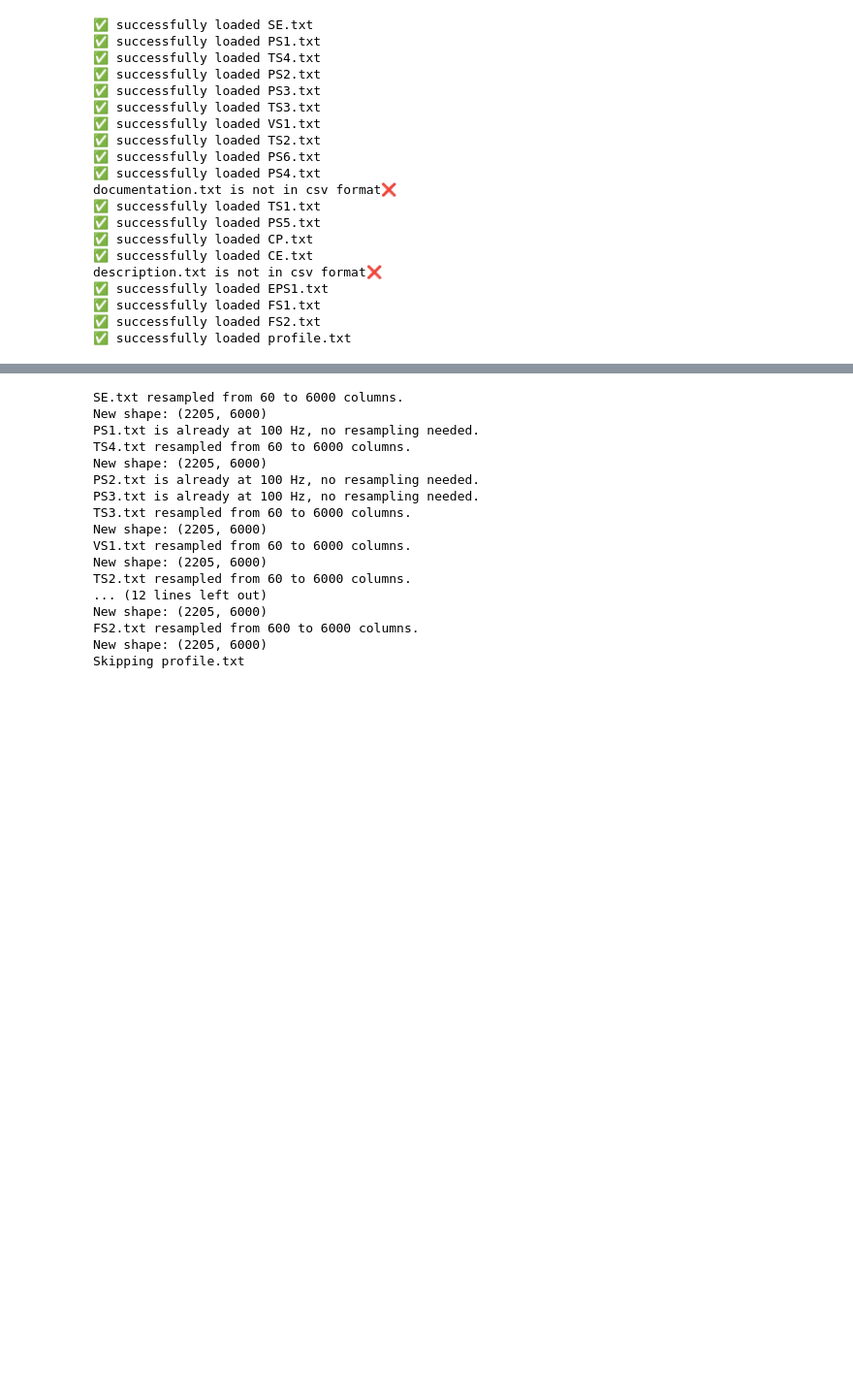
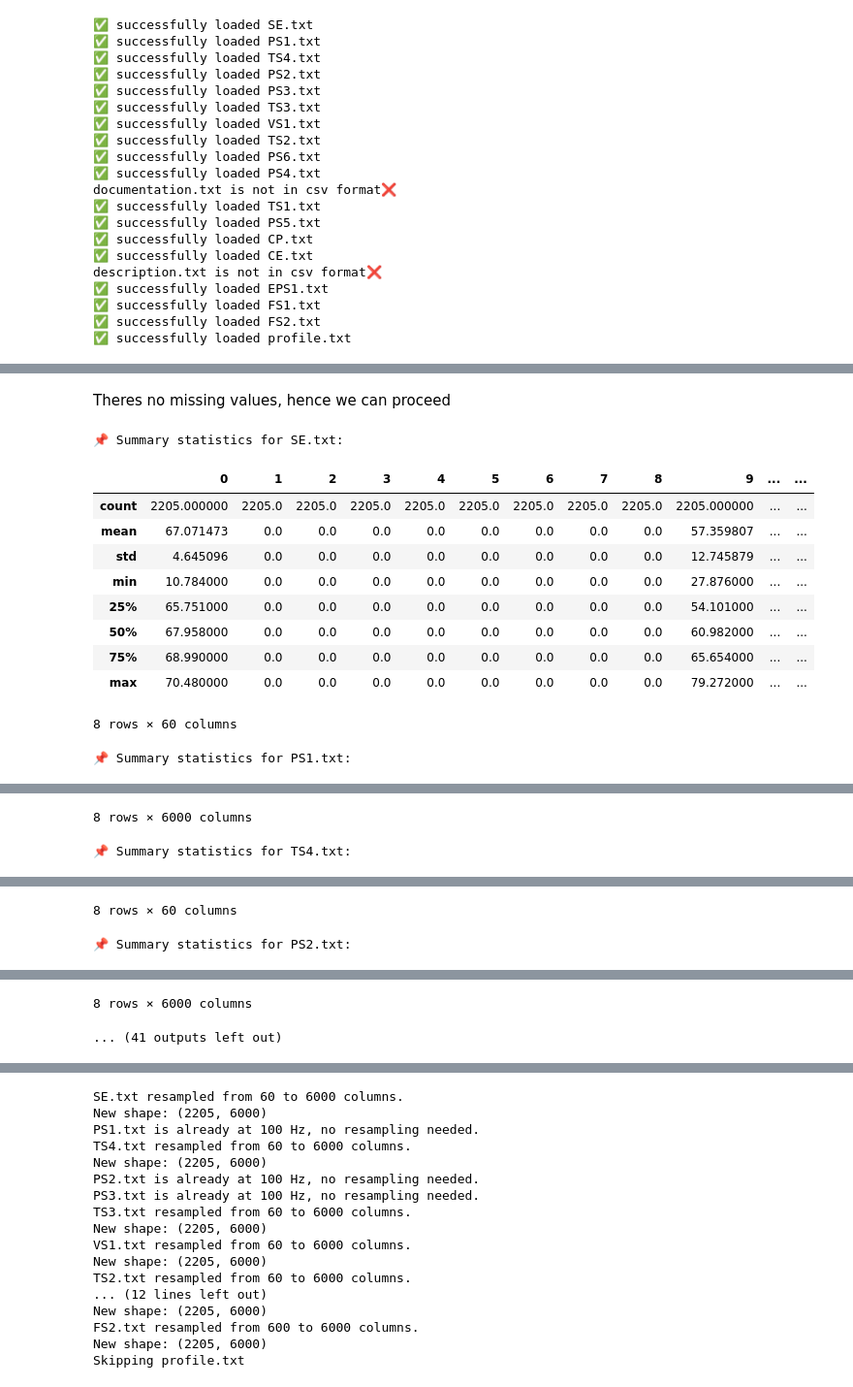
Before and after one commit to AsuquoAA/Predictive_Maintenance, a Jupyter notebook: Predictive_Maintenance_Classification.ipynb, the cells around one changed output, grey strips where cells are left out. Shown at 97% size. Cells and saved outputs as stored; diff of their text form; code cells hidden in the pictures; blank space fills up the shorter version.

```diff
--- a/Predictive_Maintenance_Classification.ipynb
+++ b/Predictive_Maintenance_Classification.ipynb
@@ -72,0 +185,23 @@ description.txt is not in csv format❌
+# %% [markdown]
+Theres no missing values, hence we can proceed
+# %%
+# Display summary statistics
+def eda_summary_stat():
+    for key, df in dataframes.items():
+        print(f"\n📌 Summary statistics for {key}:")
+        display(df.describe())
+
+eda_summary_stat()
+# %% [output]
+📌 Summary statistics for SE.txt:
+|  | 0 | 1 | 2 | 3 | 4 | 5 | 6 | 7 | 8 | 9 | ... | ... |
+| count | 2205.000000 | 2205.0 | 2205.0 | 2205.0 | 2205.0 | 2205.0 | 2205.0 | 2205.0 | 2205.0 | 2205.000000 | ... | ... |
+| mean | 67.071473 | 0.0 | 0.0 | 0.0 | 0.0 | 0.0 | 0.0 | 0.0 | 0.0 | 57.359807 | ... | ... |
+| std | 4.645096 | 0.0 | 0.0 | 0.0 | 0.0 | 0.0 | 0.0 | 0.0 | 0.0 | 12.745879 | ... | ... |
+| min | 10.784000 | 0.0 | 0.0 | 0.0 | 0.0 | 0.0 | 0.0 | 0.0 | 0.0 | 27.876000 | ... | ... |
+| 25% | 65.751000 | 0.0 | 0.0 | 0.0 | 0.0 | 0.0 | 0.0 | 0.0 | 0.0 | 54.101000 | ... | ... |
+| 50% | 67.958000 | 0.0 | 0.0 | 0.0 | 0.0 | 0.0 | 0.0 | 0.0 | 0.0 | 60.982000 | ... | ... |
+| 75% | 68.990000 | 0.0 | 0.0 | 0.0 | 0.0 | 0.0 | 0.0 | 0.0 | 0.0 | 65.654000 | ... | ... |
+| max | 70.480000 | 0.0 | 0.0 | 0.0 | 0.0 | 0.0 | 0.0 | 0.0 | 0.0 | 79.272000 | ... | ... |
+8 rows × 60 columns
+📌 Summary statistics for PS1.txt:
@@ -72,0 +217,2 @@ description.txt is not in csv format❌
+8 rows × 6000 columns
+📌 Summary statistics for TS4.txt:
@@ -72,0 +228,2 @@ description.txt is not in csv format❌
+8 rows × 60 columns
+📌 Summary statistics for PS2.txt:
@@ -72,0 +239,2 @@ description.txt is not in csv format❌
+8 rows × 6000 columns
+... (41 outputs left out)
```
Also changed, not shown: parts of 48 cells of this notebook, 10 other files.
